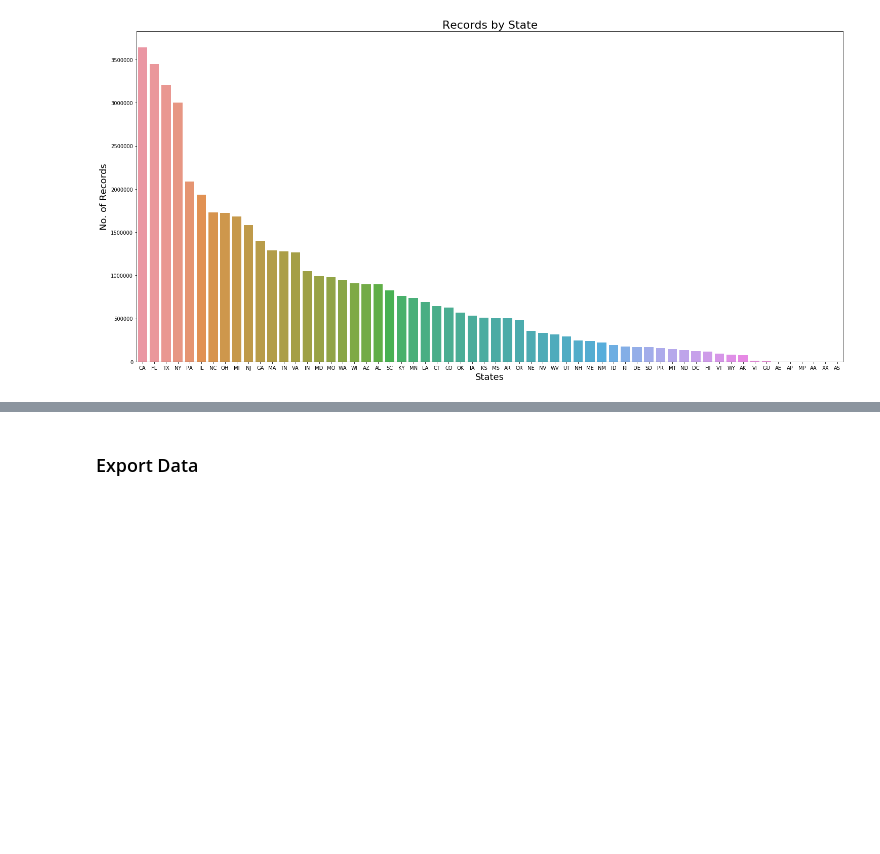
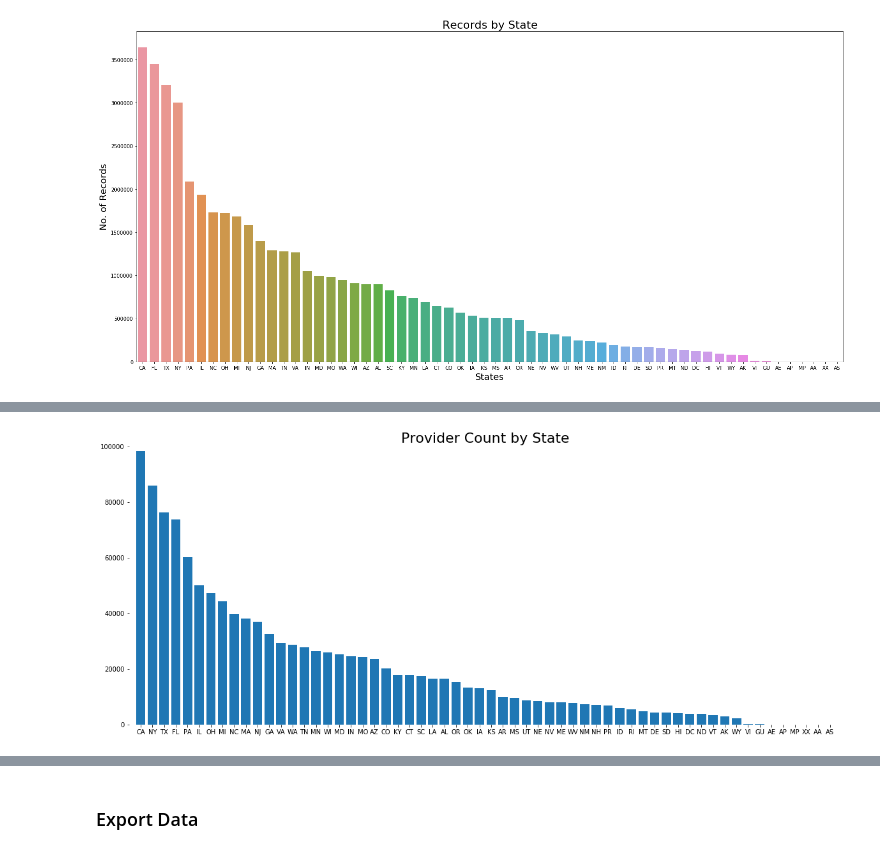
Before and after one commit to mohi9282/arcgis-python-api, a Jupyter notebook: samples/04_gis_analysts_data_scientists/medicare_payment_part1.ipynb, the cells around one changed output, grey strips where cells are left out. Saved outputs shown, nothing was run; the diff lists cells and outputs as text; code cells hidden in the pictures; blank space fills up the shorter version.

```diff
--- a/samples/04_gis_analysts_data_scientists/medicare_payment_part1.ipynb
+++ b/samples/04_gis_analysts_data_scientists/medicare_payment_part1.ipynb
@@ -532,0 +625,16 @@ Text(0, 0.5, 'No. of Records')
+# %%
+# Unique Providers by State
+fig, ax = plt.subplots(figsize=(20,8))
+# Add data
+provByState = unique_df['state'].value_counts().reset_index()
+ax.bar(provByState.iloc[:,0], provByState.iloc[:,1])
+# Remove Spines
+for key, spine in ax.spines.items():
+    spine.set_visible(False)
+# Adjust margin, ticks etc and add title
+ax.margins(0.01, 0)
+ax.set_ylim(0,100000)
+ax.set_title('Provider Count by State', fontsize=22)
+plt.show()
+# %% [output]
+[figure, added]
```
Also changed, not shown: parts of 28 cells of this notebook, 3 other files.
